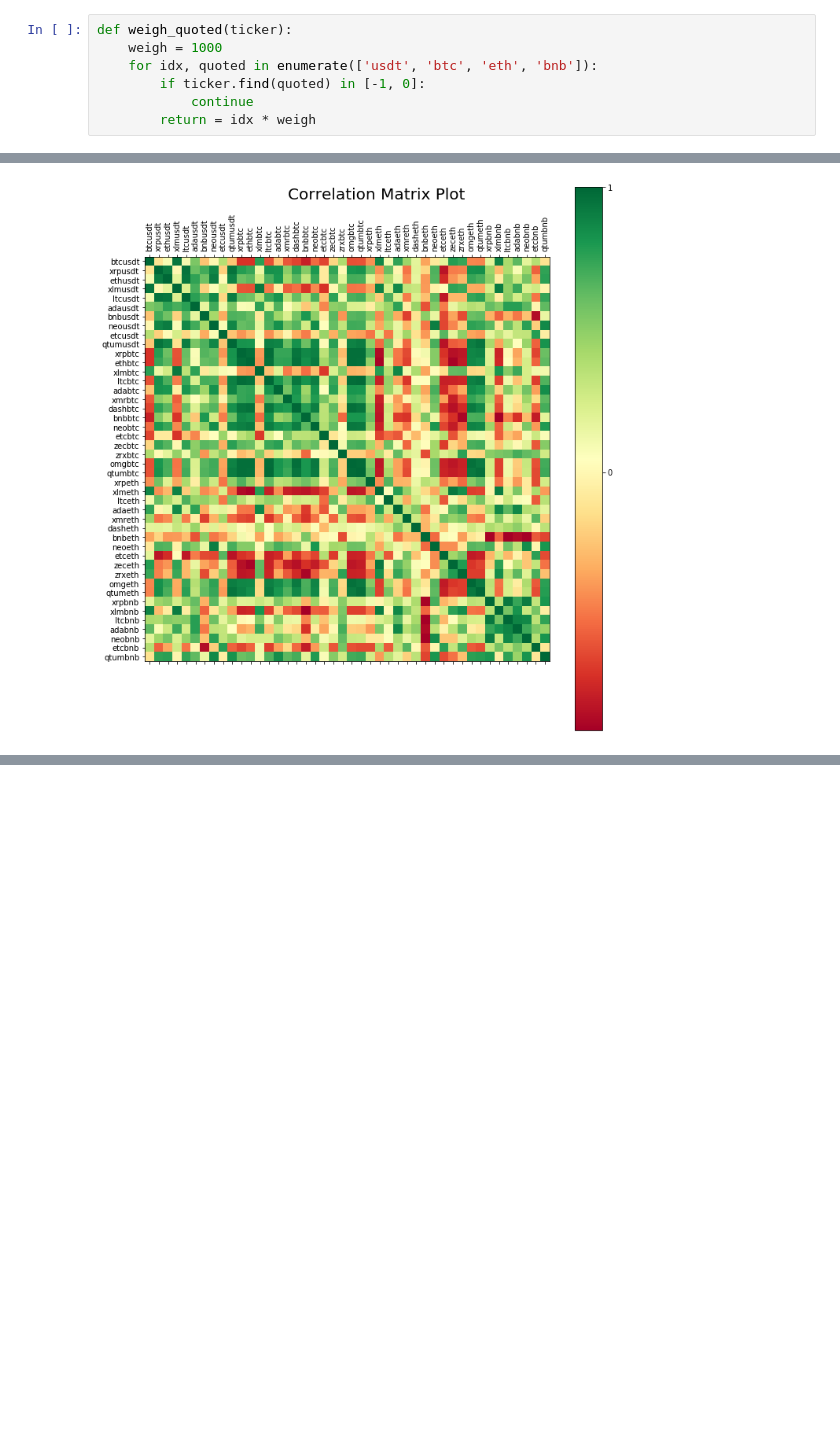
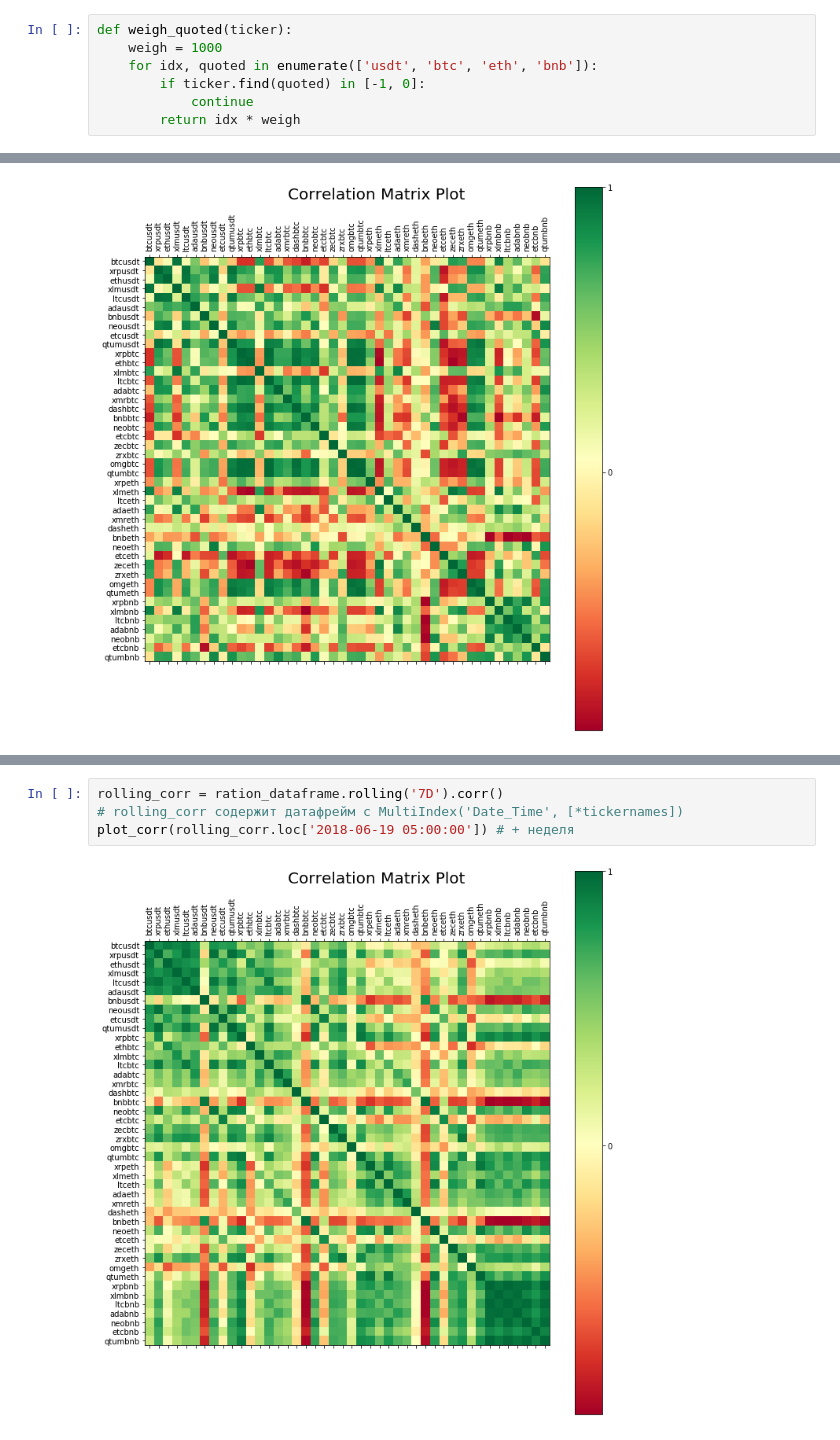
Before and after one commit to madnesspie/binance-correlation-matrix, a Jupyter notebook: correlation-matrix.ipynb, the cells around one changed output, grey strips where cells are left out. Drawn from its saved outputs; the diff is of its cells as text; blank space fills up the shorter version.

Commit message:
Add create_rolling

```diff
--- a/correlation-matrix.ipynb
+++ b/correlation-matrix.ipynb
@@ -119,7 +119,7 @@ def weigh_quoted(ticker):
     for idx, quoted in enumerate(['usdt', 'btc', 'eth', 'bnb']):
         if ticker.find(quoted) in [-1, 0]:
             continue
-        return = idx * weigh
+        return idx * weigh
 # %%
 def weigh_base(ticker):
     # TODO: Sort by coinmarcetcup top
@@ -218 +191,7 @@ ration_dataframe.rolling('7D').corr().head(200)
+# %%
+rolling_corr = ration_dataframe.rolling('7D').corr()
+# rolling_corr содержит датафрейм с MultiIndex('Date_Time', [*tickernames])
+plot_corr(rolling_corr.loc['2018-06-19 05:00:00']) # + неделя
+# %% [output]
+[figure, added]
 # %%
```
Also changed, not shown: parts of 16 cells of this notebook.
